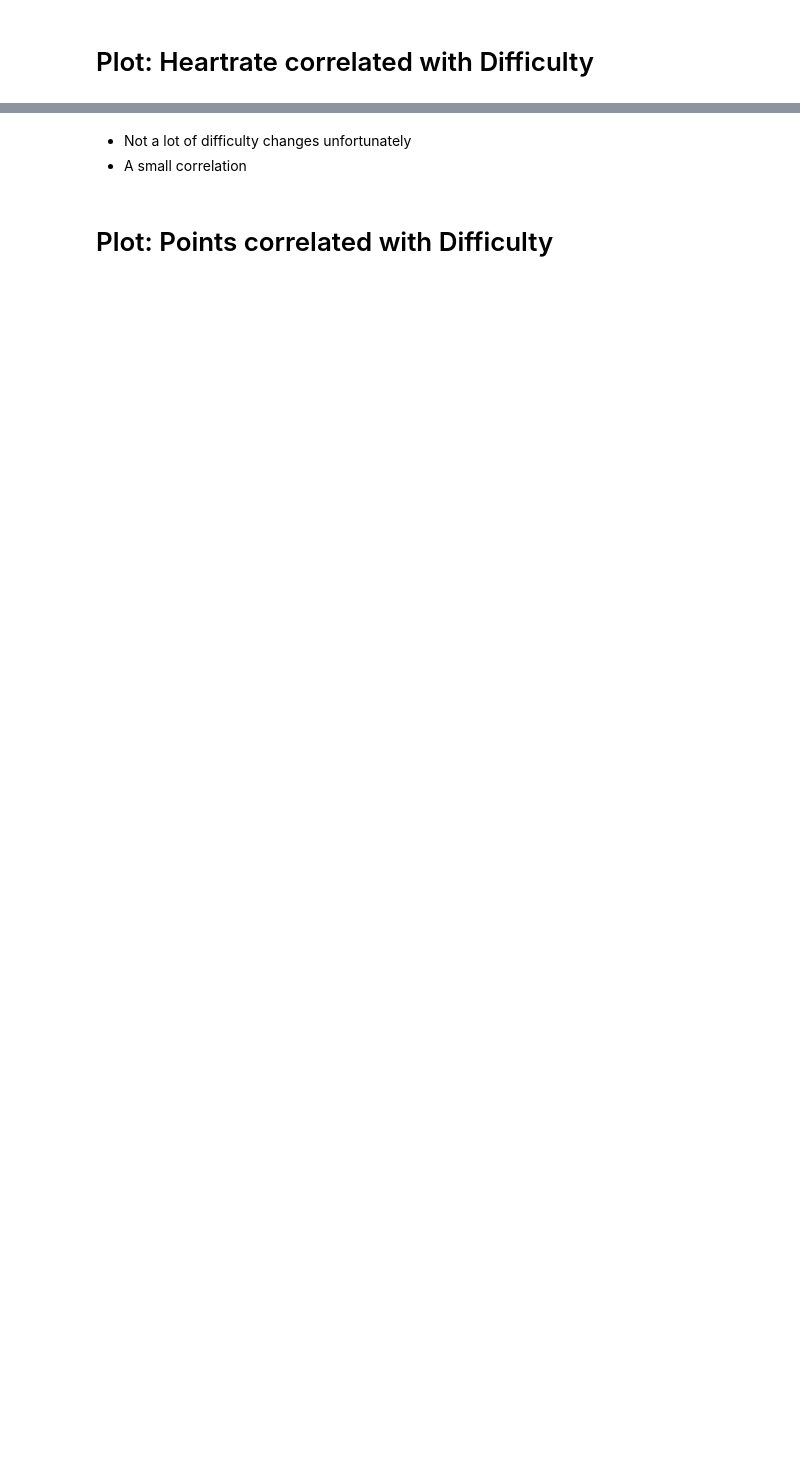
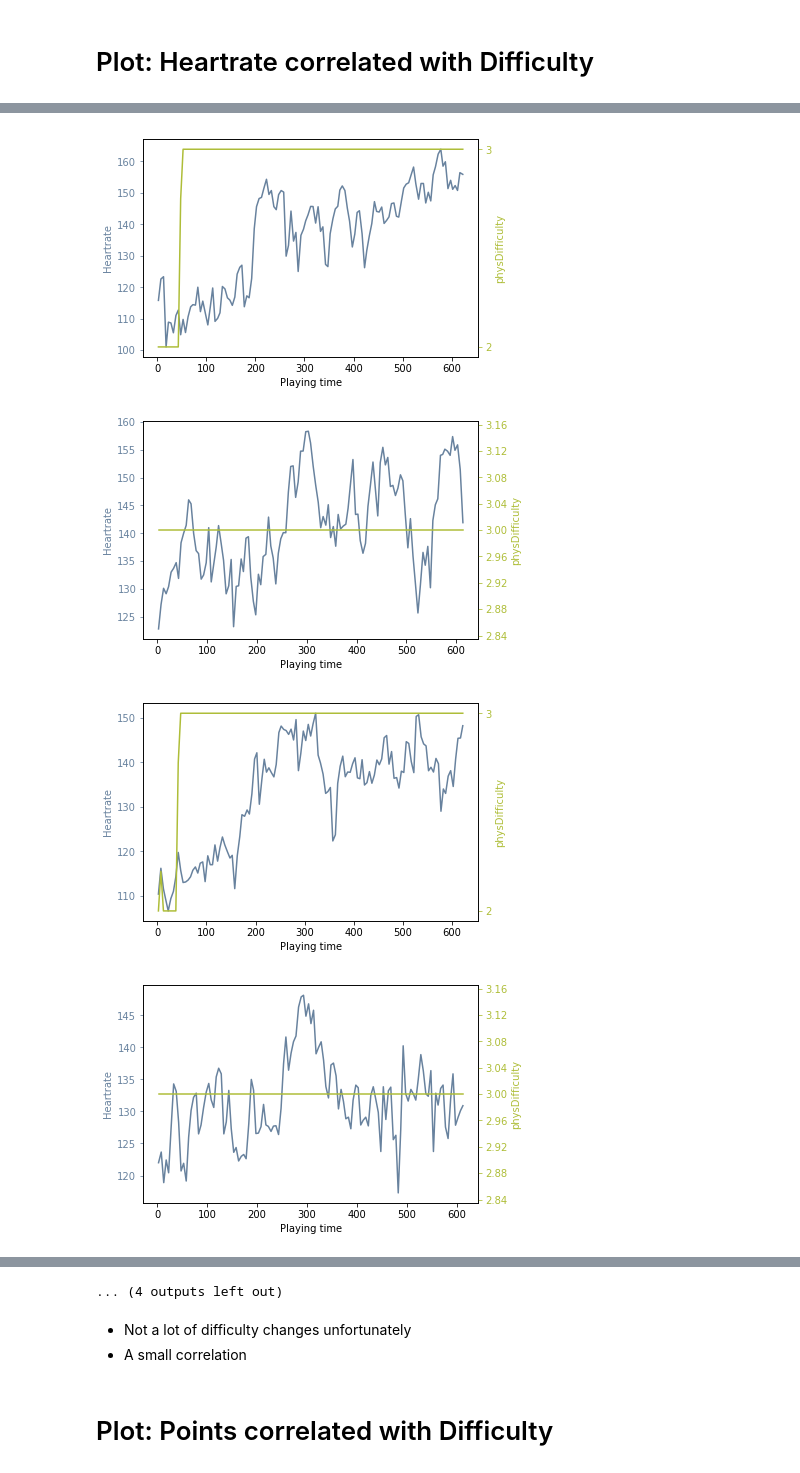
Before and after one commit to bastianmorath/4Ps-Plunder-Planet, a Jupyter notebook: jn_main.ipynb, the cells around one changed output, grey strips where cells are left out. Drawn from its saved outputs; the diff is of its cells as text; code cells hidden in the pictures; blank space fills up the shorter version.

```diff
--- a/jn_main.ipynb
+++ b/jn_main.ipynb
@@ -168,0 +125,7 @@ difficulty_corr_plot('Heartrate')
+# %%
+factory.plot_difficulty_corr_with('Heartrate')
+# %% [output]
+[figure, added]
+[figure, added]
+[figure, added]
+[figure, added]
@@ -169,3 +140,4 @@ difficulty_corr_plot('Heartrate')
+... (4 outputs left out)
 # %% [markdown]
 - Not a lot of difficulty changes unfortunately
 - A small correlation
```
Also changed, not shown: parts of 12 cells of this notebook, 57 other files.
